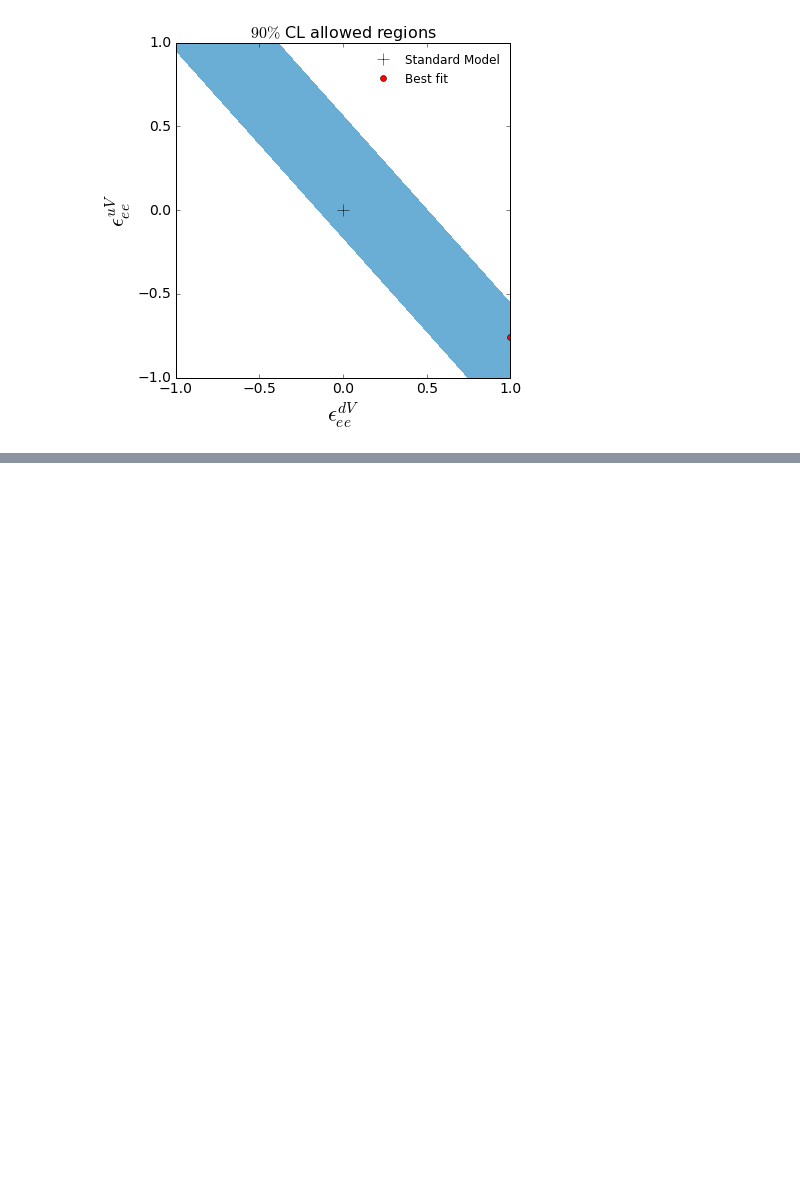
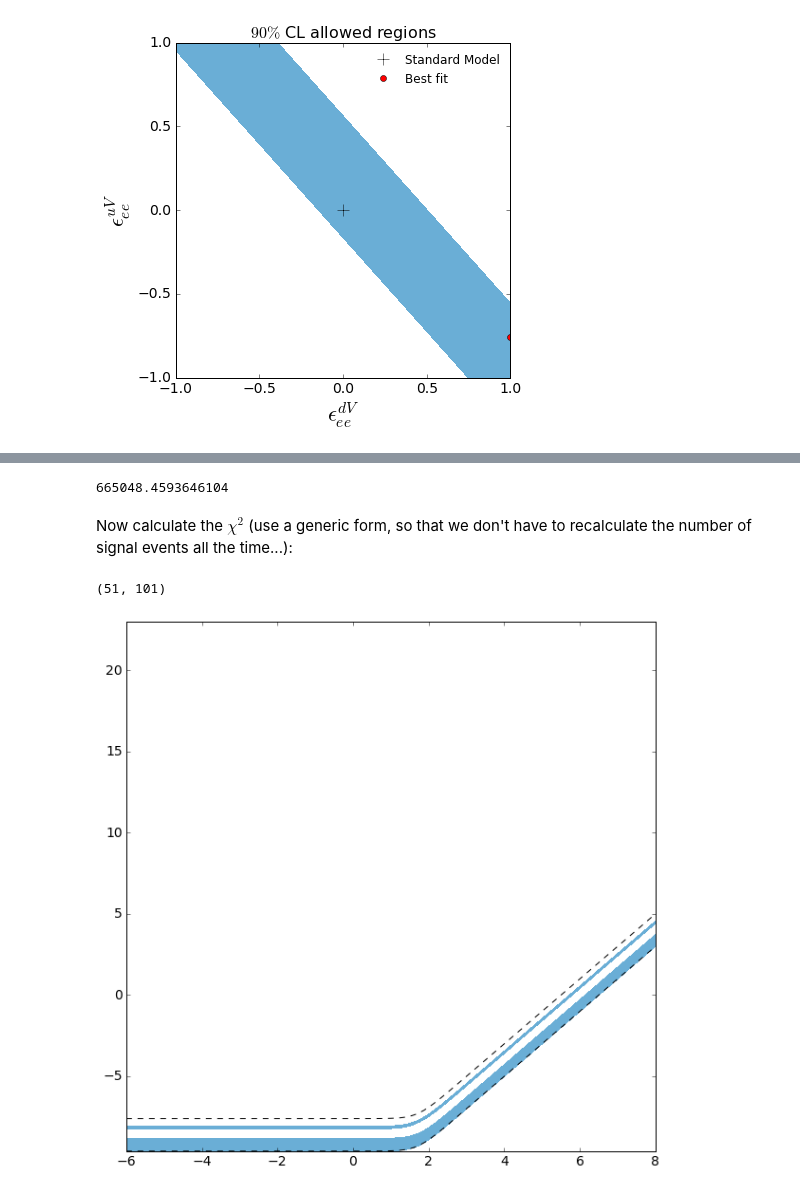
Before and after one commit to bradkav/CEvNS, a Jupyter notebook: COHERENT.ipynb, the cells around one changed output, grey strips where cells are left out. Cells and saved outputs as stored; diff of their text form; code cells hidden in the pictures; blank space fills up the shorter version.

```diff
--- a/COHERENT.ipynb
+++ b/COHERENT.ipynb
@@ -319,0 +440,3 @@ pl.show()
+# %%
+def N_sig_fulltab(gsq, Nsig_A, Nsig_B, Nsig_C):
+    return Nsig_A + gsq*Nsig_B + gsq**2*Nsig_C
@@ -319,0 +447,10 @@ pl.show()
+# %%
+print
+rate_A, rate_B = tabulate_rate(1000)
+N_A, N_B,N_C = tabulate_Nsig(rate_A, rate_B)
+#N_sig_vector_tab(1e-4, rate_A, rate_B)
+N_sig_fulltab(1e-4, N_A, N_B, N_C)
+# %% [output]
+665048.4593646104
+# %% [markdown]
+Now calculate the $\chi^2$ (use a generic form, so that we don't have to recalculate the number of signal events all the time...):
@@ -319,0 +471,37 @@ pl.show()
+# %%
+gsq_list = np.append(np.logspace(0, 2, 100),1e20)
+m_list = np.sort(np.append(np.logspace(-2, 4,49), [1e-6,1e8]))
+
+#print gsq_list
+
+g_upper = 1e-11*(50**2+m_list**2)
+g_lower = 1e-13*(50**2+m_list**2)
+
+chi2_vec_grid = np.zeros((51, 101))
+
+for i in tqdm(range(len(m_list))):
+    rate_A, rate_B = tabulate_rate(m_list[i])
+    N_A, N_B,N_C = tabulate_Nsig(rate_A, rate_B)
+    for j, gsq in enumerate(gsq_list):
+        #N_sig = N_sig_vector_tab(gsq, rate_A, rate_B)
+        N_sig = N_sig_fulltab(gsq*g_lower[i], N_A, N_B, N_C)
+        chi2_vec_grid[i, j] = minimize(lambda x: chisq_generic(N_sig, x[0], x[1]), (0.0,0.0), method="CG").fun
+# %%
+delta_chi2_vec = chi2_vec_grid - np.min(chi2_vec_grid)
+
+mgrid, ggrid = np.meshgrid(m_list, gsq_list, indexing='ij')
+ggrid *= 1e-13*(50**2 + mgrid**2)
+
+print delta_chi2_vec.shape
+
+np.savetxt("results/COHERENT_Zprime.txt", np.c_[mgrid.flatten(), ggrid.flatten(), delta_chi2_vec.flatten()])
+
+pl.figure(figsize=(10,10))
+pl.contourf(np.log10(mgrid), np.log10(ggrid), delta_chi2_vec, levels=[0,2.7],cmap="Blues")
+pl.plot(np.log10(m_list), np.log10(g_upper), 'k--')
+pl.plot(np.log10(m_list), np.log10(g_lower), 'k--')
+#pl.colorbar()
+pl.show()
+# %% [output]
+(51, 101)
+[figure, added]
```
Also changed, not shown: parts of 16 cells of this notebook, 7 other files.
